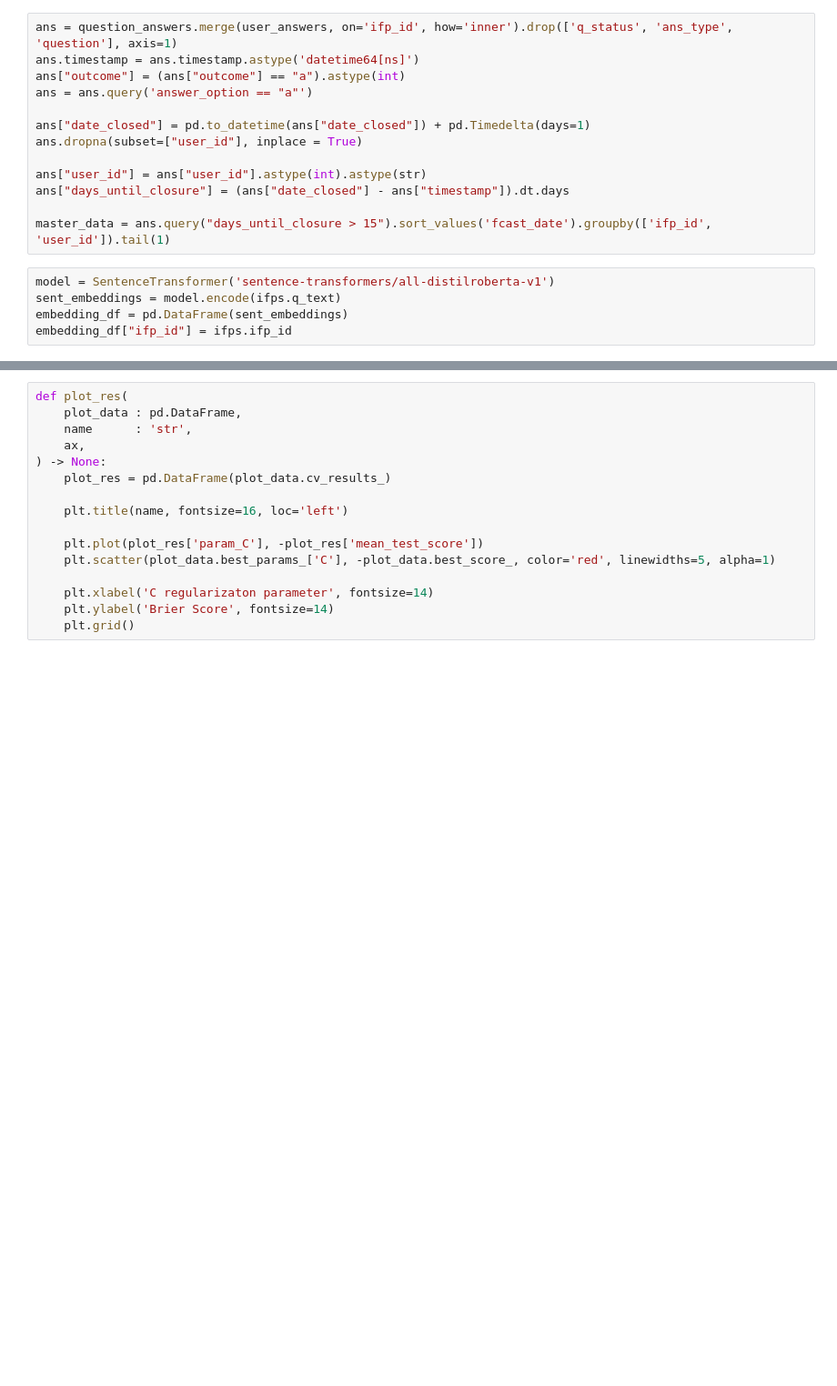
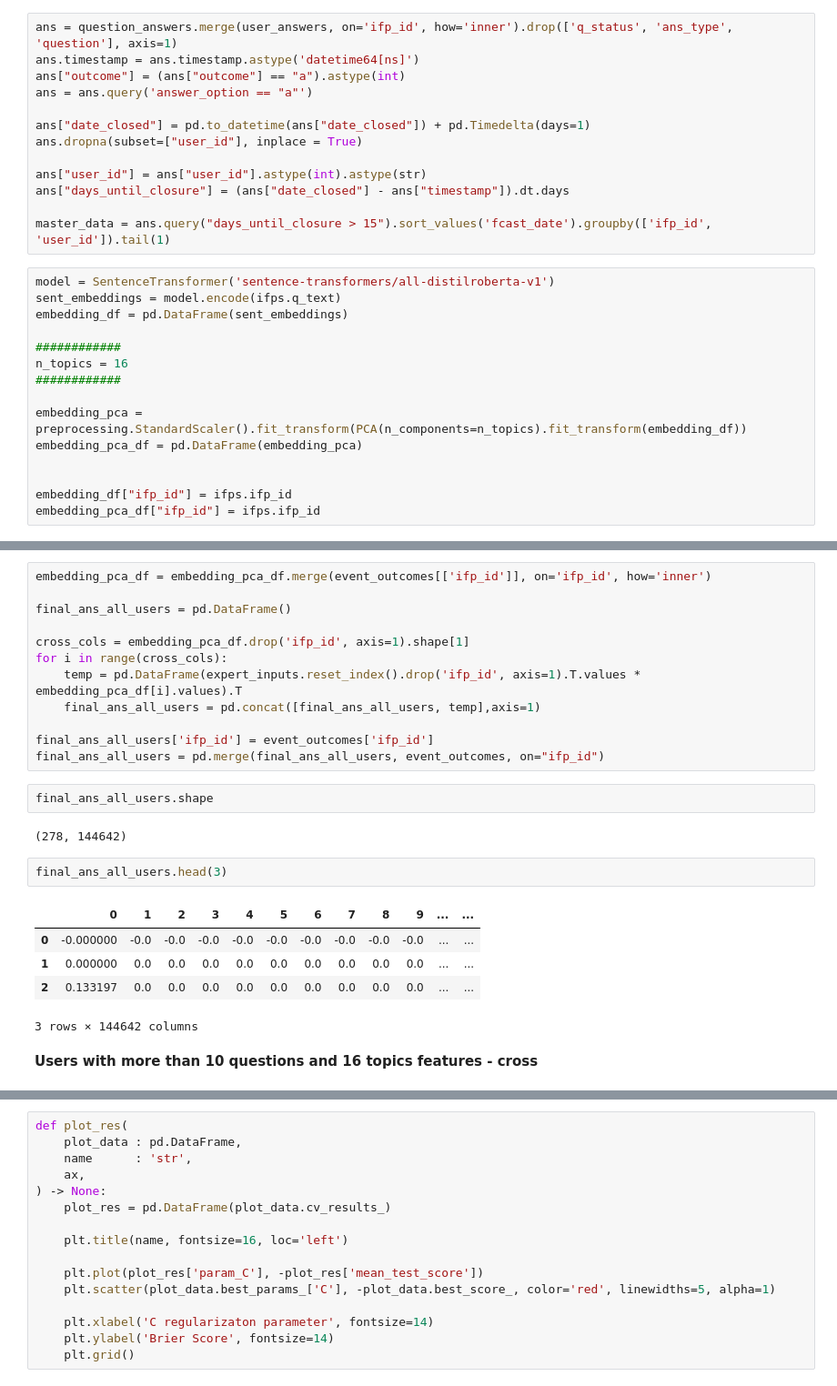
Before and after one commit to MKurseev/master_thesis, a Jupyter notebook: main_file.ipynb, the cells around one changed output, grey strips where cells are left out. Shown: that part at 91% size. Cells and saved outputs as stored; diff of their text form; blank space fills up the shorter version.

```diff
--- a/main_file.ipynb
+++ b/main_file.ipynb
@@ -121,4 +124,14 @@ master_data = ans.query("days_until_closure > 15").sort_values('fcast_date').gro
 model = SentenceTransformer('sentence-transformers/all-distilroberta-v1')
 sent_embeddings = model.encode(ifps.q_text)
 embedding_df = pd.DataFrame(sent_embeddings)
+
+############
+n_topics = 16
+############
+
+embedding_pca = preprocessing.StandardScaler().fit_transform(PCA(n_components=n_topics).fit_transform(embedding_df))
+embedding_pca_df = pd.DataFrame(embedding_pca)
+
+
 embedding_df["ifp_id"] = ifps.ifp_id
+embedding_pca_df["ifp_id"] = ifps.ifp_id
@@ -124,0 +163,26 @@ embedding_df["ifp_id"] = ifps.ifp_id
+# %%
+embedding_pca_df = embedding_pca_df.merge(event_outcomes[['ifp_id']], on='ifp_id', how='inner')
+
+final_ans_all_users = pd.DataFrame()
+
+cross_cols = embedding_pca_df.drop('ifp_id', axis=1).shape[1]
+for i in range(cross_cols):
+    temp = pd.DataFrame(expert_inputs.reset_index().drop('ifp_id', axis=1).T.values * embedding_pca_df[i].values).T
+    final_ans_all_users = pd.concat([final_ans_all_users, temp],axis=1)
+
+final_ans_all_users['ifp_id'] = event_outcomes['ifp_id']
+final_ans_all_users = pd.merge(final_ans_all_users, event_outcomes, on="ifp_id")
+# %%
+final_ans_all_users.shape
+# %% [output]
+(278, 144642)
+# %%
+final_ans_all_users.head(3)
+# %% [output]
+|  | 0 | 1 | 2 | 3 | 4 | 5 | 6 | 7 | 8 | 9 | ... | ... |
+| 0 | -0.000000 | -0.0 | -0.0 | -0.0 | -0.0 | -0.0 | -0.0 | -0.0 | -0.0 | -0.0 | ... | ... |
+| 1 | 0.000000 | 0.0 | 0.0 | 0.0 | 0.0 | 0.0 | 0.0 | 0.0 | 0.0 | 0.0 | ... | ... |
+| 2 | 0.133197 | 0.0 | 0.0 | 0.0 | 0.0 | 0.0 | 0.0 | 0.0 | 0.0 | 0.0 | ... | ... |
+3 rows × 144642 columns
+# %% [markdown]
+**Users with more than 10 questions and 16 topics features - cross**
```
Also changed, not shown: parts of 34 cells of this notebook, 2 other files.
